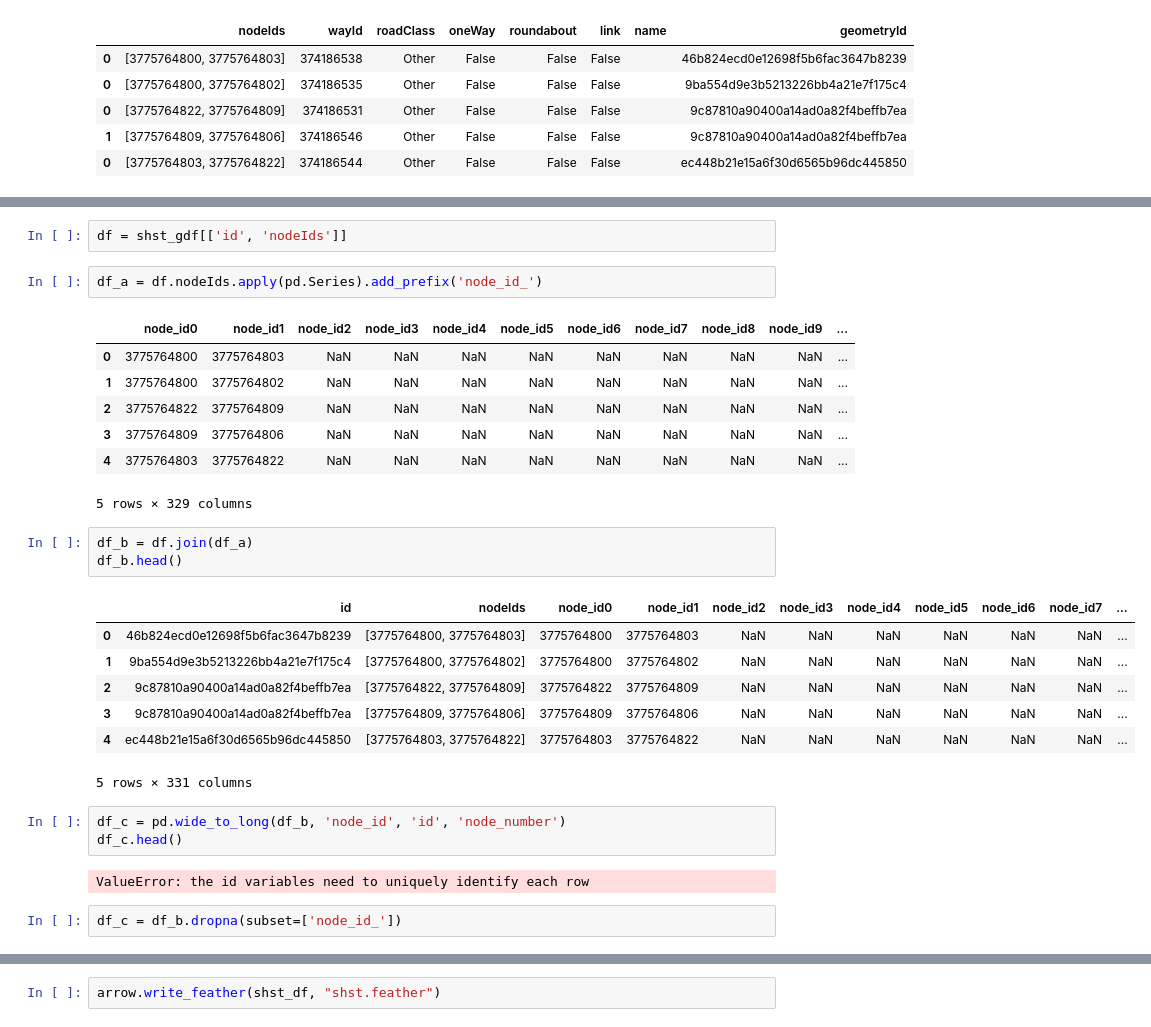
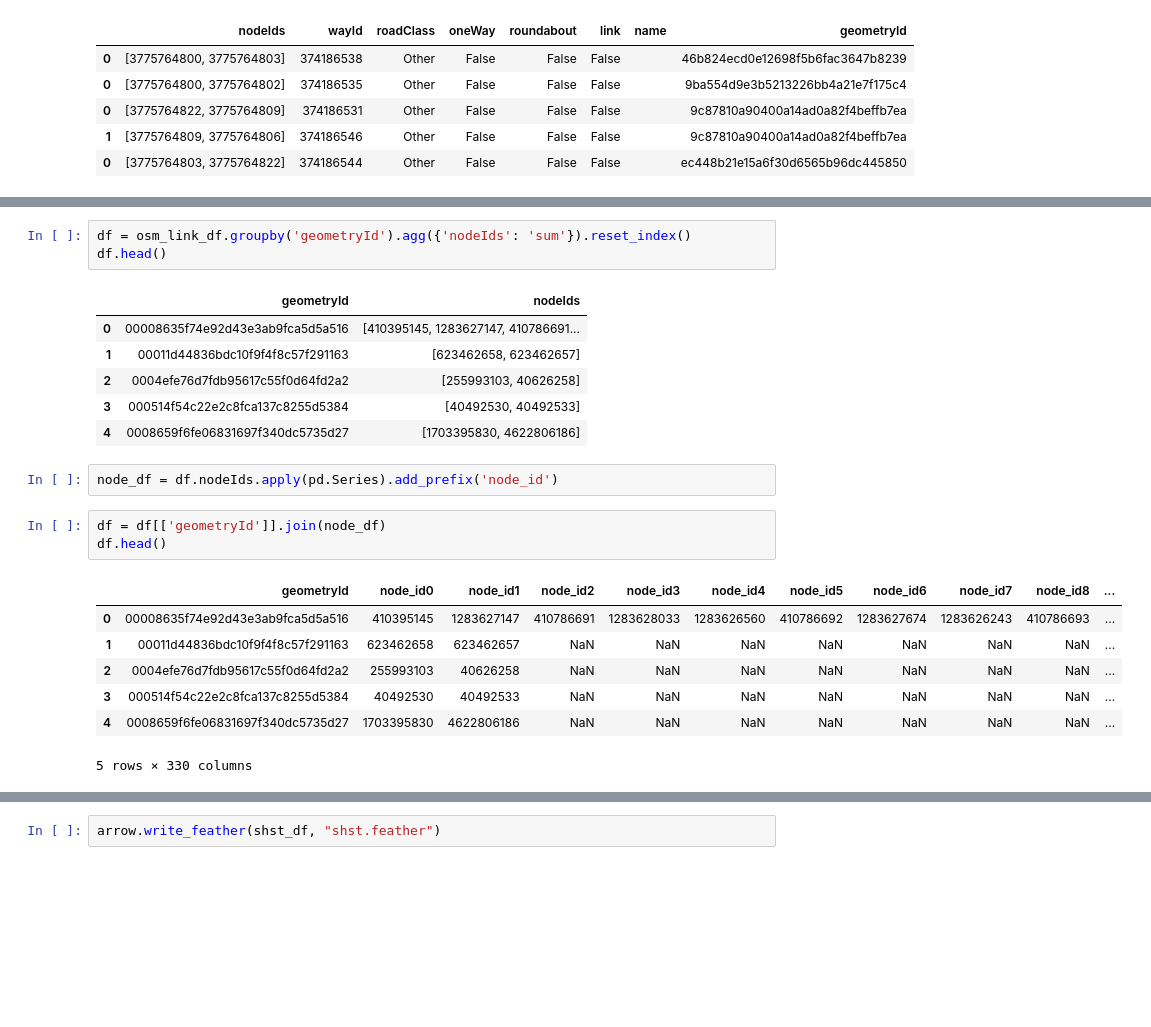
Before and after one commit to DavidOry/osm-extract-validator, a Jupyter notebook: osmnx_extract.ipynb, the cells around one changed output, grey strips where cells are left out. Drawn from its saved outputs; the diff is of its cells as text; blank space fills up the shorter version.

```diff
--- a/osmnx_extract.ipynb
+++ b/osmnx_extract.ipynb
@@ -168,30 +122,23 @@ shst_gdf.head()
-# %%
-df = shst_gdf[['id', 'nodeIds']]
+# %%
+df = osm_link_df.groupby('geometryId').agg({'nodeIds': 'sum'}).reset_index()
+df.head()
+# %% [output]
+|  | geometryId | nodeIds |
+| 0 | 00008635f74e92d43e3ab9fca5d5a516 | [410395145, 1283627147, 410786691... |
+| 1 | 00011d44836bdc10f9f4f8c57f291163 | [623462658, 623462657] |
+| 2 | 0004efe76d7fdb95617c55f0d64fd2a2 | [255993103, 40626258] |
+| 3 | 000514f54c22e2c8fca137c8255d5384 | [40492530, 40492533] |
+| 4 | 0008659f6fe06831697f340dc5735d27 | [1703395830, 4622806186] |
 # %%
-df_a = df.nodeIds.apply(pd.Series).add_prefix('node_id_')
+node_df = df.nodeIds.apply(pd.Series).add_prefix('node_id')
-# %% [output]
-|  | node_id0 | node_id1 | node_id2 | node_id3 | node_id4 | node_id5 | node_id6 | node_id7 | node_id8 | node_id9 | ... |
-| 0 | 3775764800 | 3775764803 | NaN | NaN | NaN | NaN | NaN | NaN | NaN | NaN | ... |
-| 1 | 3775764800 | 3775764802 | NaN | NaN | NaN | NaN | NaN | NaN | NaN | NaN | ... |
-| 2 | 3775764822 | 3775764809 | NaN | NaN | NaN | NaN | NaN | NaN | NaN | NaN | ... |
-| 3 | 3775764809 | 3775764806 | NaN | NaN | NaN | NaN | NaN | NaN | NaN | NaN | ... |
-| 4 | 3775764803 | 3775764822 | NaN | NaN | NaN | NaN | NaN | NaN | NaN | NaN | ... |
-5 rows × 329 columns
 # %%
-df_b = df.join(df_a)
-df_b.head()
+df = df[['geometryId']].join(node_df)
+df.head()
 # %% [output]
-|  | id | nodeIds | node_id0 | node_id1 | node_id2 | node_id3 | node_id4 | node_id5 | node_id6 | node_id7 | ... |
-| 0 | 46b824ecd0e12698f5b6fac3647b8239 | [3775764800, 3775764803] | 3775764800 | 3775764803 | NaN | NaN | NaN | NaN | NaN | NaN | ... |
-| 1 | 9ba554d9e3b5213226bb4a21e7f175c4 | [3775764800, 3775764802] | 3775764800 | 3775764802 | NaN | NaN | NaN | NaN | NaN | NaN | ... |
-| 2 | 9c87810a90400a14ad0a82f4beffb7ea | [3775764822, 3775764809] | 3775764822 | 3775764809 | NaN | NaN | NaN | NaN | NaN | NaN | ... |
-| 3 | 9c87810a90400a14ad0a82f4beffb7ea | [3775764809, 3775764806] | 3775764809 | 3775764806 | NaN | NaN | NaN | NaN | NaN | NaN | ... |
-| 4 | ec448b21e15a6f30d6565b96dc445850 | [3775764803, 3775764822] | 3775764803 | 3775764822 | NaN | NaN | NaN | NaN | NaN | NaN | ... |
+|  | geometryId | node_id0 | node_id1 | node_id2 | node_id3 | node_id4 | node_id5 | node_id6 | node_id7 | node_id8 | ... |
+| 0 | 00008635f74e92d43e3ab9fca5d5a516 | 410395145 | 1283627147 | 410786691 | 1283628033 | 1283626560 | 410786692 | 1283627674 | 1283626243 | 410786693 | ... |
+| 1 | 00011d44836bdc10f9f4f8c57f291163 | 623462658 | 623462657 | NaN | NaN | NaN | NaN | NaN | NaN | NaN | ... |
+| 2 | 0004efe76d7fdb95617c55f0d64fd2a2 | 255993103 | 40626258 | NaN | NaN | NaN | NaN | NaN | NaN | NaN | ... |
+| 3 | 000514f54c22e2c8fca137c8255d5384 | 40492530 | 40492533 | NaN | NaN | NaN | NaN | NaN | NaN | NaN | ... |
+| 4 | 0008659f6fe06831697f340dc5735d27 | 1703395830 | 4622806186 | NaN | NaN | NaN | NaN | NaN | NaN | NaN | ... |
-5 rows × 331 columns
+5 rows × 330 columns
-# %%
-df_c = pd.wide_to_long(df_b, 'node_id', 'id', 'node_number')
-df_c.head()
-# %% [output]
-ValueError: the id variables need to uniquely identify each row
-# %%
-df_c = df_b.dropna(subset=['node_id_'])
```
Also changed, not shown: parts of 28 cells of this notebook, 2 other files.
